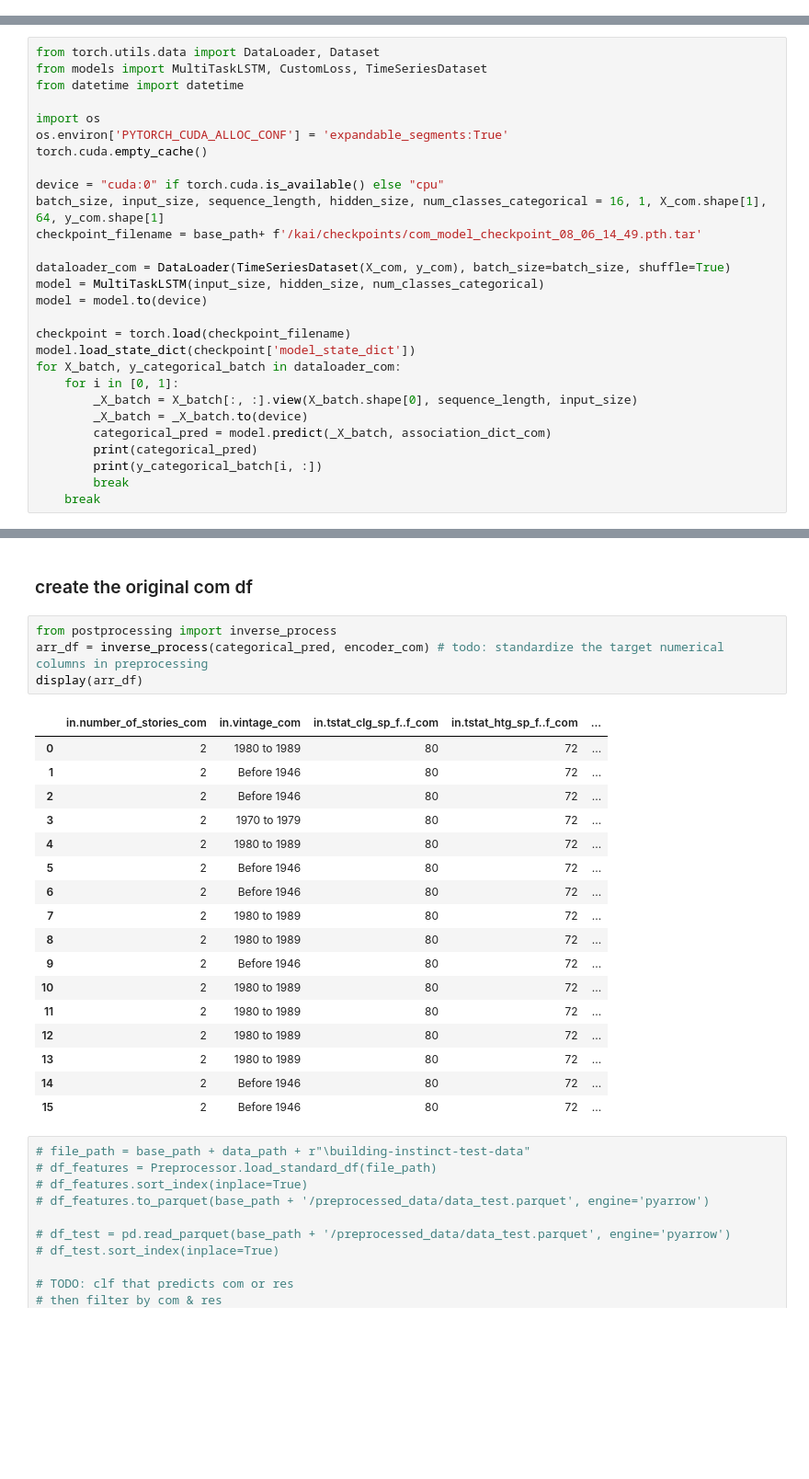
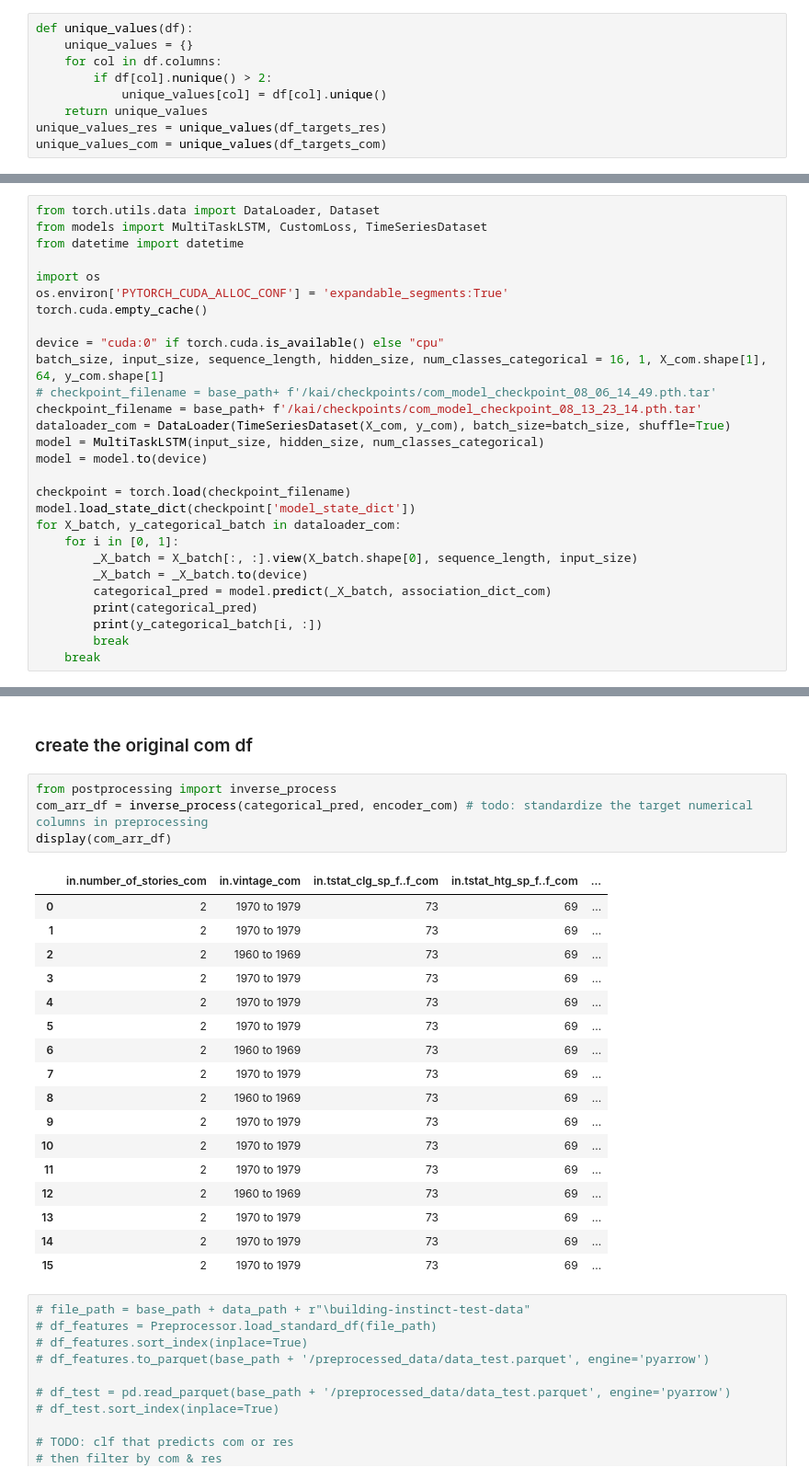
Before and after one commit to Ignatiocalvin/thinkOnward_TSClassification, a Jupyter notebook: kai/preprocessing/lstm.ipynb, the cells around one changed output, grey strips where cells are left out. Shown: that part at 92% size. Cells and saved outputs as stored; diff of their text form; blank space fills up the shorter version.

```diff
--- a/kai/preprocessing/lstm.ipynb
+++ b/kai/preprocessing/lstm.ipynb
@@ -44,6 +44,15 @@ df_targets_com = df_targets[df_targets.building_stock_type == "commercial"].filt
 target_preprocessor = TargetPreprocessor()
 df_targets_res, association_dict_res, encoder_res = target_preprocessor.preprocess_res(df_targets_res)
 df_targets_com, association_dict_com, encoder_com = target_preprocessor.preprocess_com(df_targets_com)
+# %%
+def unique_values(df):
+    unique_values = {}
+    for col in df.columns:
+        if df[col].nunique() > 2:
+            unique_values[col] = df[col].unique()
+    return unique_values
+unique_values_res = unique_values(df_targets_res)
+unique_values_com = unique_values(df_targets_com)
 # %%
 common_indices = df_features.index.intersection(df_targets_com.index)
 # Filter the data
@@ -172,8 +265,8 @@ torch.cuda.empty_cache()
 
 device = "cuda:0" if torch.cuda.is_available() else "cpu"
 batch_size, input_size, sequence_length, hidden_size, num_classes_categorical = 16, 1, X_com.shape[1], 64, y_com.shape[1]
-checkpoint_filename = base_path+ f'/kai/checkpoints/com_model_checkpoint_08_06_14_49.pth.tar'
-
+# checkpoint_filename = base_path+ f'/kai/checkpoints/com_model_checkpoint_08_06_14_49.pth.tar'
+checkpoint_filename = base_path+ f'/kai/checkpoints/com_model_checkpoint_08_13_23_14.pth.tar'
 dataloader_com = DataLoader(TimeSeriesDataset(X_com, y_com), batch_size=batch_size, shuffle=True)
 model = MultiTaskLSTM(input_size, hidden_size, num_classes_categorical)
 model = model.to(device)
@@ -211,26 +304,26 @@ tensor([[2.2376e+00, 1.9897e+03, 3.5270e+02, 3.4938e+02, 8.7198e+00, 1.8647e+01,
 ### create the original com df
 # %%
 from postprocessing import inverse_process
-arr_df = inverse_process(categorical_pred, encoder_com) # todo: standardize the target numerical columns in preprocessing
-display(arr_df)
+com_arr_df = inverse_process(categorical_pred, encoder_com) # todo: standardize the target numerical columns in preprocessing
+display(com_arr_df)
 # %% [output]
 |  | in.number_of_stories_com | in.vintage_com | in.tstat_clg_sp_f..f_com | in.tstat_htg_sp_f..f_com | ... |
-| 0 | 2 | 1980 to 1989 | 80 | 72 | ... |
-| 1 | 2 | Before 1946 | 80 | 72 | ... |
-| 2 | 2 | Before 1946 | 80 | 72 | ... |
-| 3 | 2 | 1970 to 1979 | 80 | 72 | ... |
-| 4 | 2 | 1980 to 1989 | 80 | 72 | ... |
-| 5 | 2 | Before 1946 | 80 | 72 | ... |
-| 6 | 2 | Before 1946 | 80 | 72 | ... |
-| 7 | 2 | 1980 to 1989 | 80 | 72 | ... |
-| 8 | 2 | 1980 to 1989 | 80 | 72 | ... |
-| 9 | 2 | Before 1946 | 80 | 72 | ... |
-| 10 | 2 | 1980 to 1989 | 80 | 72 | ... |
-| 11 | 2 | 1980 to 1989 | 80 | 72 | ... |
-| 12 | 2 | 1980 to 1989 | 80 | 72 | ... |
-| 13 | 2 | 1980 to 1989 | 80 | 72 | ... |
-| 14 | 2 | Before 1946 | 80 | 72 | ... |
-| 15 | 2 | Before 1946 | 80 | 72 | ... |
+| 0 | 2 | 1970 to 1979 | 73 | 69 | ... |
+| 1 | 2 | 1970 to 1979 | 73 | 69 | ... |
+| 2 | 2 | 1960 to 1969 | 73 | 69 | ... |
+| 3 | 2 | 1970 to 1979 | 73 | 69 | ... |
+| 4 | 2 | 1970 to 1979 | 73 | 69 | ... |
+| 5 | 2 | 1970 to 1979 | 73 | 69 | ... |
+| 6 | 2 | 1960 to 1969 | 73 | 69 | ... |
+| 7 | 2 | 1970 to 1979 | 73 | 69 | ... |
+| 8 | 2 | 1960 to 1969 | 73 | 69 | ... |
+| 9 | 2 | 1970 to 1979 | 73 | 69 | ... |
+| 10 | 2 | 1970 to 1979 | 73 | 69 | ... |
+| 11 | 2 | 1970 to 1979 | 73 | 69 | ... |
+| 12 | 2 | 1960 to 1969 | 73 | 69 | ... |
+| 13 | 2 | 1970 to 1979 | 73 | 69 | ... |
+| 14 | 2 | 1970 to 1979 | 73 | 69 | ... |
+| 15 | 2 | 1970 to 1979 | 73 | 69 | ... |
 # %%
 # file_path = base_path + data_path + r"\building-instinct-test-data"
 # df_features = Preprocessor.load_standard_df(file_path)
```
Also changed, not shown: parts of 12 cells of this notebook, 3 other files.
